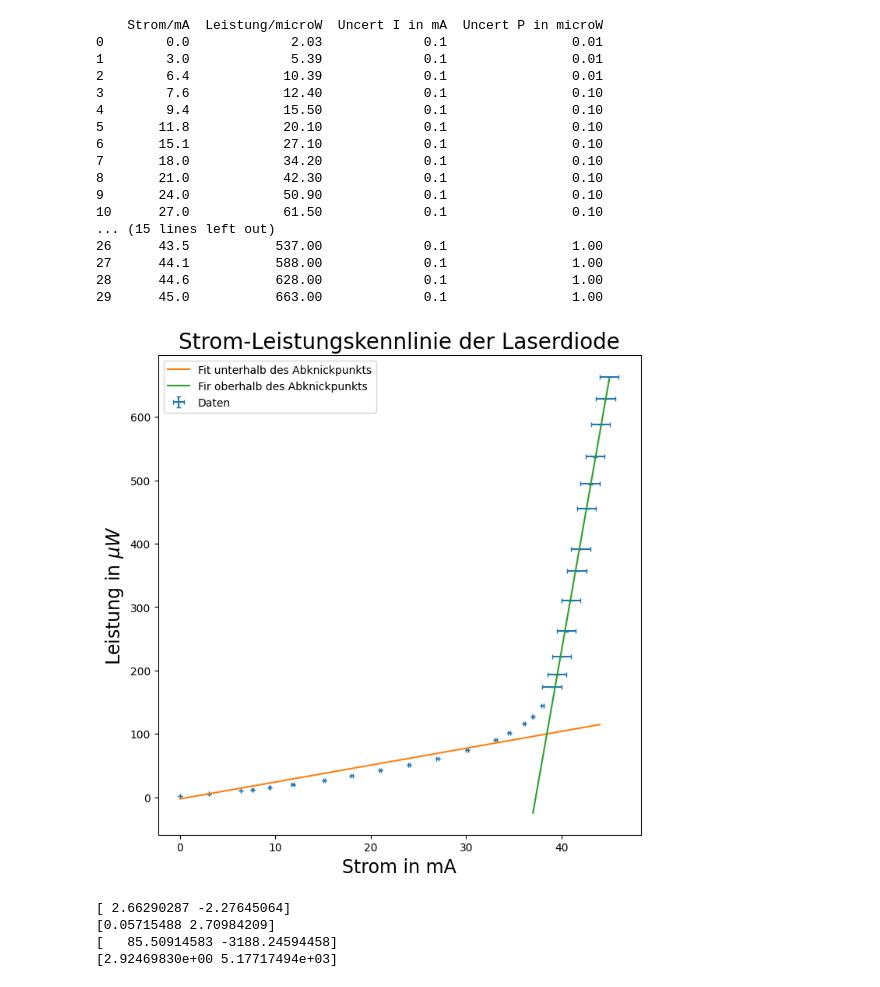
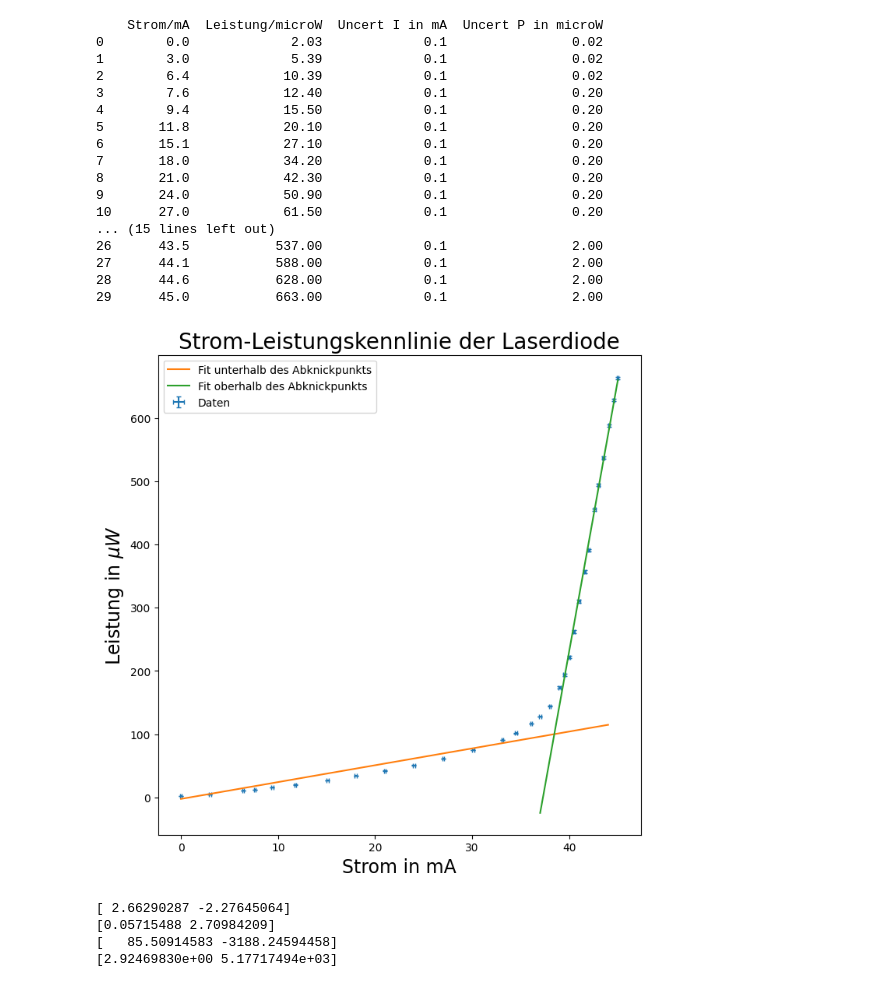
Before and after one commit to KemalOenen/Grundpraktikum2_Gruppe1_SS23, a Jupyter notebook: Versuch3/Laserdioden_Andrija.ipynb, the cells around one changed output. Saved outputs shown, nothing was run; the diff lists cells and outputs as text; code cells hidden in the pictures.

```diff
--- a/Versuch3/Laserdioden_Andrija.ipynb
+++ b/Versuch3/Laserdioden_Andrija.ipynb
@@ -13,50 +13,50 @@ def function(x,*p): #
 # %%
 df=pd.read_csv("Laser_A_I.csv")
 df["Uncert I in mA"]=0.1*np.ones(len(df["Strom/mA"]))
-tempArray=np.concatenate((0.01*np.ones(3), 0.1*np.ones(14), 1*np.ones(13)))
+tempArray=np.concatenate((0.02*np.ones(3), 0.2*np.ones(14), 2*np.ones(13)))
 df["Uncert P in microW"]=tempArray
 print(df.to_string())
 # %% [output]
     Strom/mA  Leistung/microW  Uncert I in mA  Uncert P in microW
-0        0.0             2.03             0.1                0.01
-1        3.0             5.39             0.1                0.01
-2        6.4            10.39             0.1                0.01
-3        7.6            12.40             0.1                0.10
-4        9.4            15.50             0.1                0.10
-5       11.8            20.10             0.1                0.10
-6       15.1            27.10             0.1                0.10
-7       18.0            34.20             0.1                0.10
-8       21.0            42.30             0.1                0.10
-9       24.0            50.90             0.1                0.10
-10      27.0            61.50             0.1                0.10
+0        0.0             2.03             0.1                0.02
+1        3.0             5.39             0.1                0.02
+2        6.4            10.39             0.1                0.02
+3        7.6            12.40             0.1                0.20
+4        9.4            15.50             0.1                0.20
+5       11.8            20.10             0.1                0.20
+6       15.1            27.10             0.1                0.20
+7       18.0            34.20             0.1                0.20
+8       21.0            42.30             0.1                0.20
+9       24.0            50.90             0.1                0.20
+10      27.0            61.50             0.1                0.20
 ... (15 lines left out)
-26      43.5           537.00             0.1                1.00
-27      44.1           588.00             0.1                1.00
-28      44.6           628.00             0.1                1.00
-29      45.0           663.00             0.1                1.00
+26      43.5           537.00             0.1                2.00
+27      44.1           588.00             0.1                2.00
+28      44.6           628.00             0.1                2.00
+29      45.0           663.00             0.1                2.00
 # %%
 #plt.errorbar(df["Strom/mA"], df["Leistung/microW"], df["Uncert P in microW"], df["Uncert I in mA"], fmt='none')
 fig, axs = plt.subplots(1,1,figsize=(8, 8))
 
-axs.errorbar(df["Strom/mA"], df["Leistung/microW"], df["Uncert I in mA"], df["Uncert P in microW"],linestyle='none',capsize = 2, label="Daten")
+axs.errorbar(df["Strom/mA"], df["Leistung/microW"], df["Uncert P in microW"], df["Uncert I in mA"],linestyle='none',capsize = 2, label="Daten")
 InitialValues = [1,0]
 
 OptimalValues_under, CovarianceMatrix_under = curve_fit(function,df["Strom/mA"][:17],
                                                         df["Leistung/microW"][:17],sigma = df["Uncert P in microW"][:17],p0 = InitialValues)
 axs.plot(np.arange(0.0,45,1.0),function(np.arange(0.0,45,1.0),*OptimalValues_under), label = 'Fit unterhalb des Abknickpunkts')
 
 OptimalValues_over, CovarianceMatrix_over = curve_fit(function,df["Strom/mA"][17:],
                                                       df["Leistung/microW"][17:],sigma = df["Uncert P in microW"][17:],p0 = InitialValues)
-axs.plot(np.arange(37,46,1.0),function(np.arange(37,46,1.0),*OptimalValues_over), label = 'Fir oberhalb des Abknickpunkts')
+axs.plot(np.arange(37,46,1.0),function(np.arange(37,46,1.0),*OptimalValues_over), label = 'Fit oberhalb des Abknickpunkts')
 
 axs.set_ylabel(r"Leistung in $\mu W$", size=17)
 axs.set_xlabel(r"Strom in mA", size=17)
 plt.title("Strom-Leistungskennlinie der Laserdiode", size=20)
 plt.legend()
 
 plt.show()
 # %% [output]
-[figure, old version]
+[figure, new version]
 # %%
 print(OptimalValues_under)
 temp1=np.diag(CovarianceMatrix_under)
```
Also changed, not shown: parts of 1 cell of this notebook.
